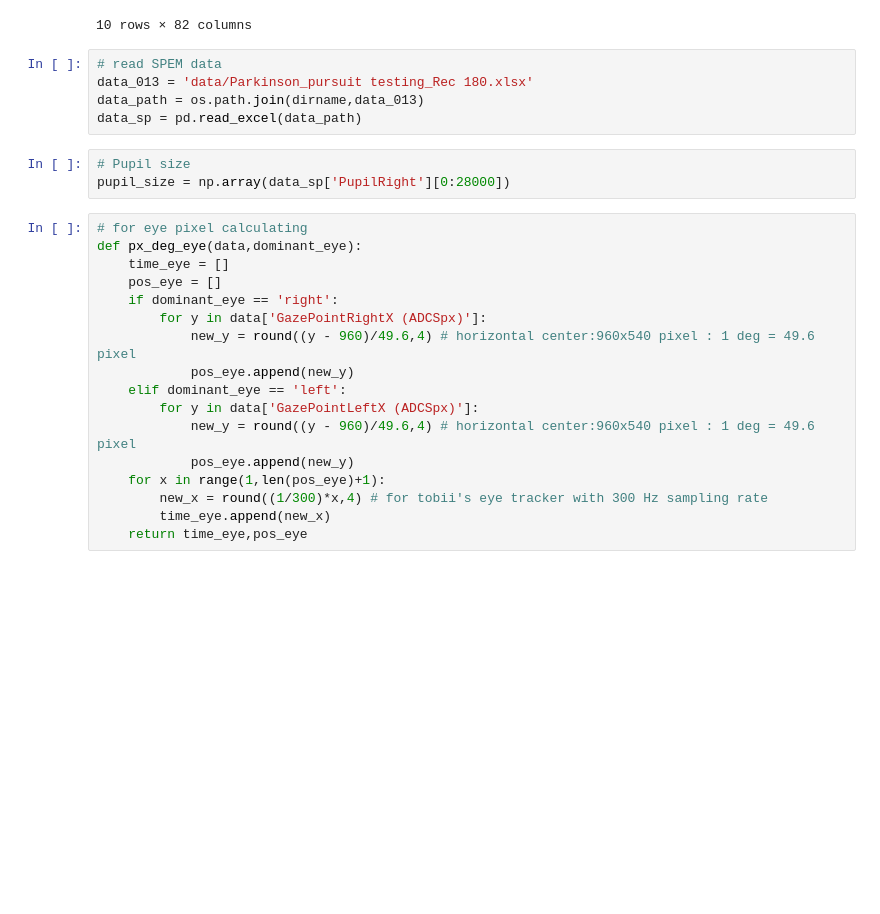
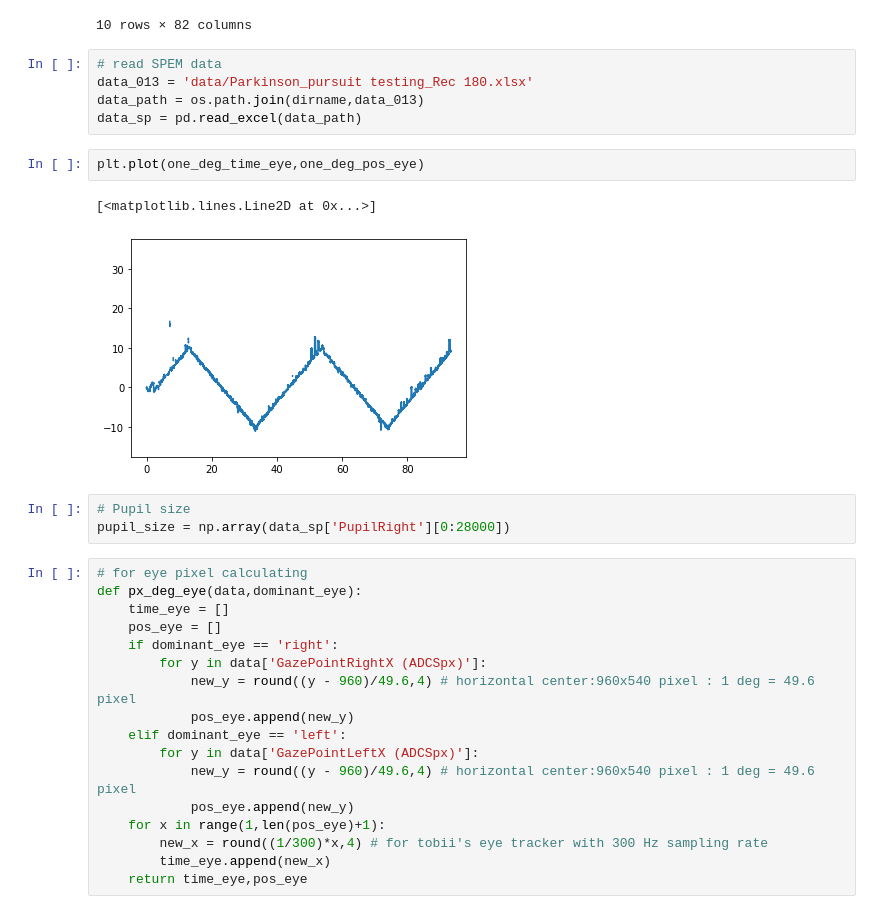
Before and after one commit to jamesleocodes/eye_movement, a Jupyter notebook: gain/gain_calc.ipynb, the cells around one changed output. Cells and saved outputs as stored; diff of their text form; blank space fills up the shorter version.

```diff
--- a/gain/gain_calc.ipynb
+++ b/gain/gain_calc.ipynb
@@ -44,6 +45,11 @@ data.head(10)
 data_013 = 'data/Parkinson_pursuit testing_Rec 180.xlsx'
 data_path = os.path.join(dirname,data_013)
 data_sp = pd.read_excel(data_path)
+# %%
+plt.plot(one_deg_time_eye,one_deg_pos_eye)
+# %% [output]
+[<matplotlib.lines.Line2D at 0x...>]
+[figure, added]
 # %%
 # Pupil size
 pupil_size = np.array(data_sp['PupilRight'][0:28000])
```
Also changed, not shown: parts of 27 cells of this notebook, 2 other files.
